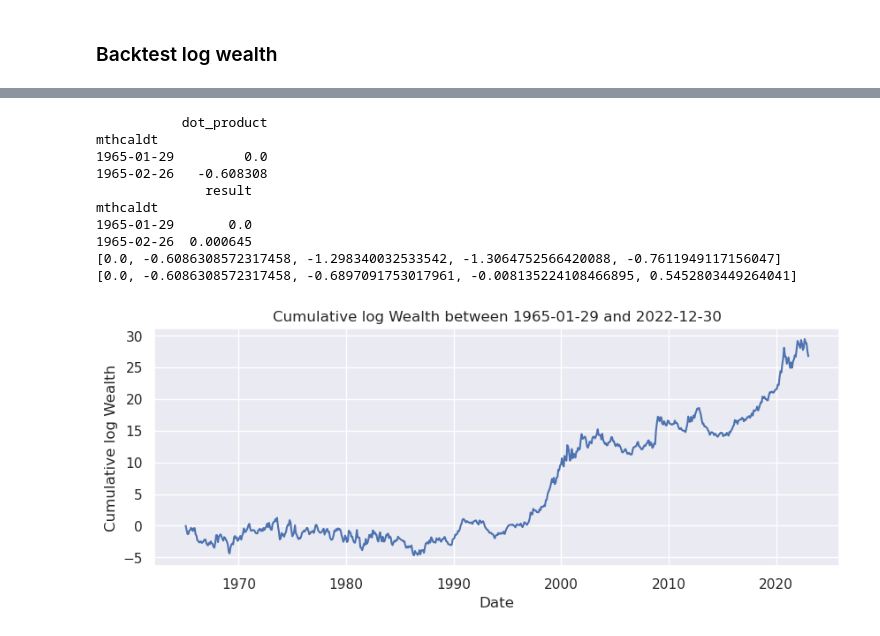
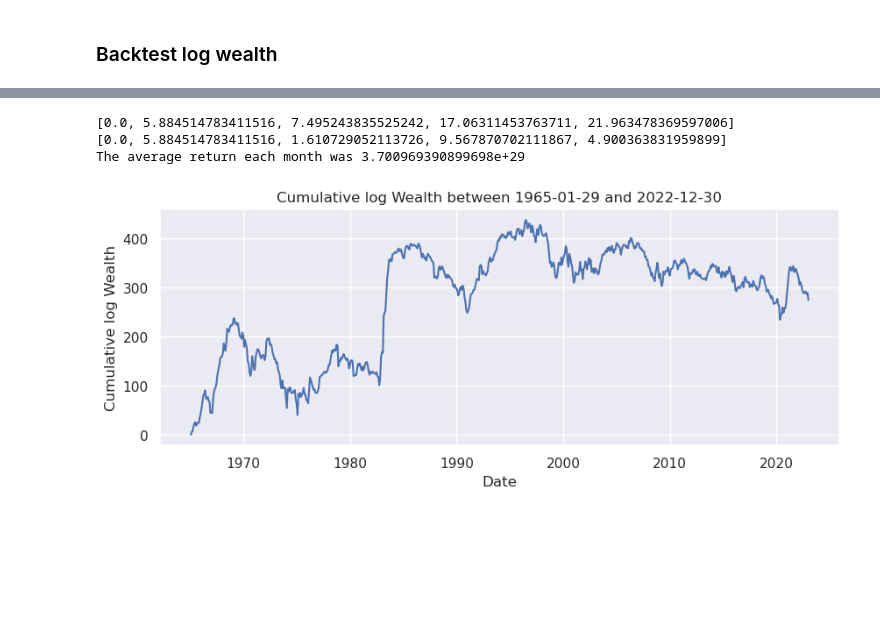
Before and after one commit to pedrou2000/mathematical_finance, a Jupyter notebook: 2-notebooks/1-backtest.ipynb, the cells around one changed output, grey strips where cells are left out. Saved outputs shown, nothing was run; the diff lists cells and outputs as text; code cells hidden in the pictures; blank space fills up the shorter version.

```diff
--- a/2-notebooks/1-backtest.ipynb
+++ b/2-notebooks/1-backtest.ipynb
@@ -44,17 +44,17 @@ df = Data(d=d, start_date=start_date, datapath=datapath, filename=filename, caps
 # %%
 # Estimate a
 method = 'direct_log'
-smooth_method = 'polynomial'
-smooth_parameter = 2
+smooth_method = 'exponential_decay'
+smooth_parameter = 1
 smooth_a = False
 
 a = estimate_a(df.weights_by_rank, smooth_method=smooth_method, smooth_parameter=smooth_parameter,  smooth_a=smooth_a)
 print(a[:5])
-plot_a(a[:-1])
+plot_a(a[:])
 
 # Compute Strategy
-setting = 'pure'
-N = 150
+setting = 'mixed'
+N = 1000
 plot_date = '2013-03-28'
 
 strategy = compute_weights_optimal_open(setting=setting, N=N, a=a, weights_by_rank=df.weights_by_rank)
@@ -68,7 +70,7 @@ plot_strategy(strategy, plot_date)
 # %%
-backtest = Backtest(strategy=strategy, weights_permno_by_rank=df.weights_permno_by_rank, returns_by_permno=df.returns_by_permno)
+backtest.set_strategy(strategy)
+backtest.run()
 
-backtest.run()
 print('The average return each month was',round(np.mean(backtest.rets), 4))
 print('The final cumulative interest in the period was', round(np.mean(backtest.cumulative_rets[-1]), 4))
 backtest.plot_rets()
@@ -92,3 +95,5 @@ $$
 d[X_i, X_j](t) = (X_i(t)-X_i(t-1)) (X_j(t)-X_j(t-1))
 $$
+# %%
+backtest.set_strategy(strategy)
 # %%
@@ -98,18 +101,16 @@ term_1, term_2 = backtest.backtest_log_wealth()
 # %%
-print(term_1.head(2))
-print(term_2.head(2))
 print(backtest.cumulative_log_wealths[0:5])
 print(backtest.log_wealths[0:5])
+
+wealth_ratios = np.exp(backtest.log_wealths)
+average_wealth_ratio = np.mean(wealth_ratios)
+
+print('The average return each month was',round(average_wealth_ratio, 4))
+
+# backtest.plot_log_wealth()
 backtest.plot_cumulative_log_wealth()
 # %% [output]
-           dot_product
-mthcaldt
-1965-01-29         0.0
-1965-02-26   -0.608308
-              result
-mthcaldt
-1965-01-29       0.0
-1965-02-26  0.000645
-[0.0, -0.6086308572317458, -1.298340032533542, -1.3064752566420088, -0.7611949117156047]
-[0.0, -0.6086308572317458, -0.6897091753017961, -0.008135224108466895, 0.5452803449264041]
+[0.0, 5.884514783411516, 7.495243835525242, 17.06311453763711, 21.963478369597006]
+[0.0, 5.884514783411516, 1.610729052113726, 9.567870702111867, 4.900363831959899]
+The average return each month was 3.700969390899698e+29
-[figure, old version]
+[figure, new version]
```
Also changed, not shown: parts of 6 cells of this notebook, 19 other files.
